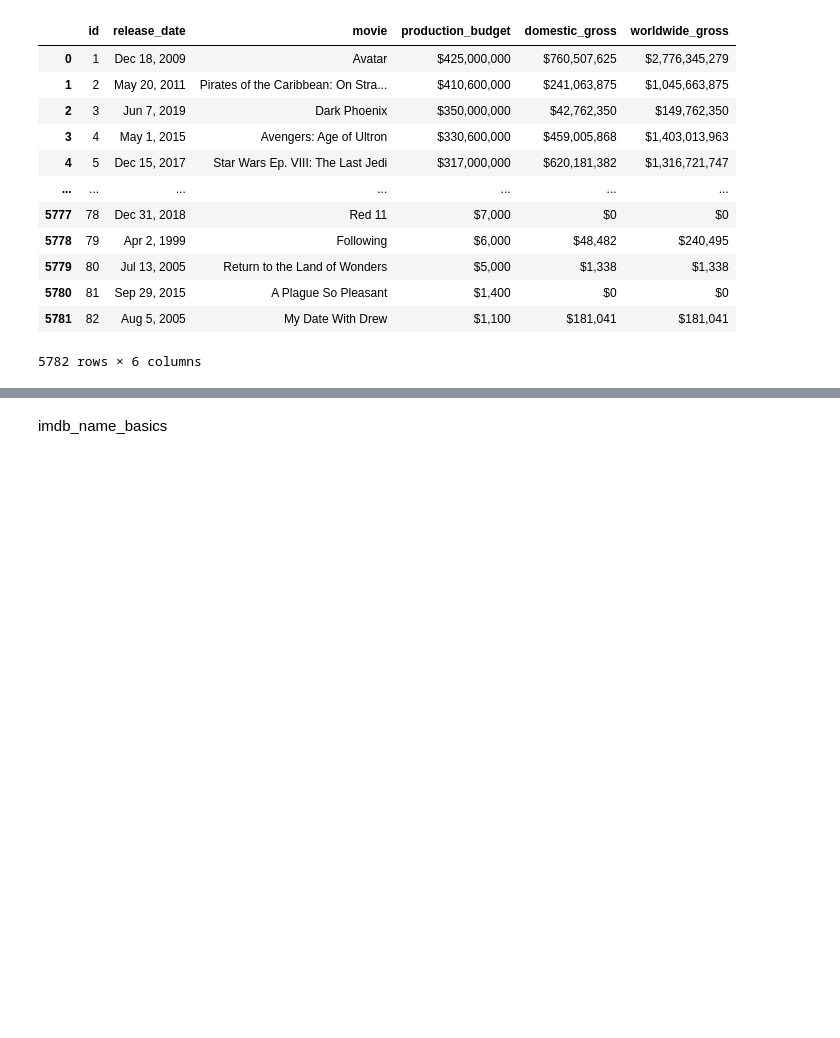
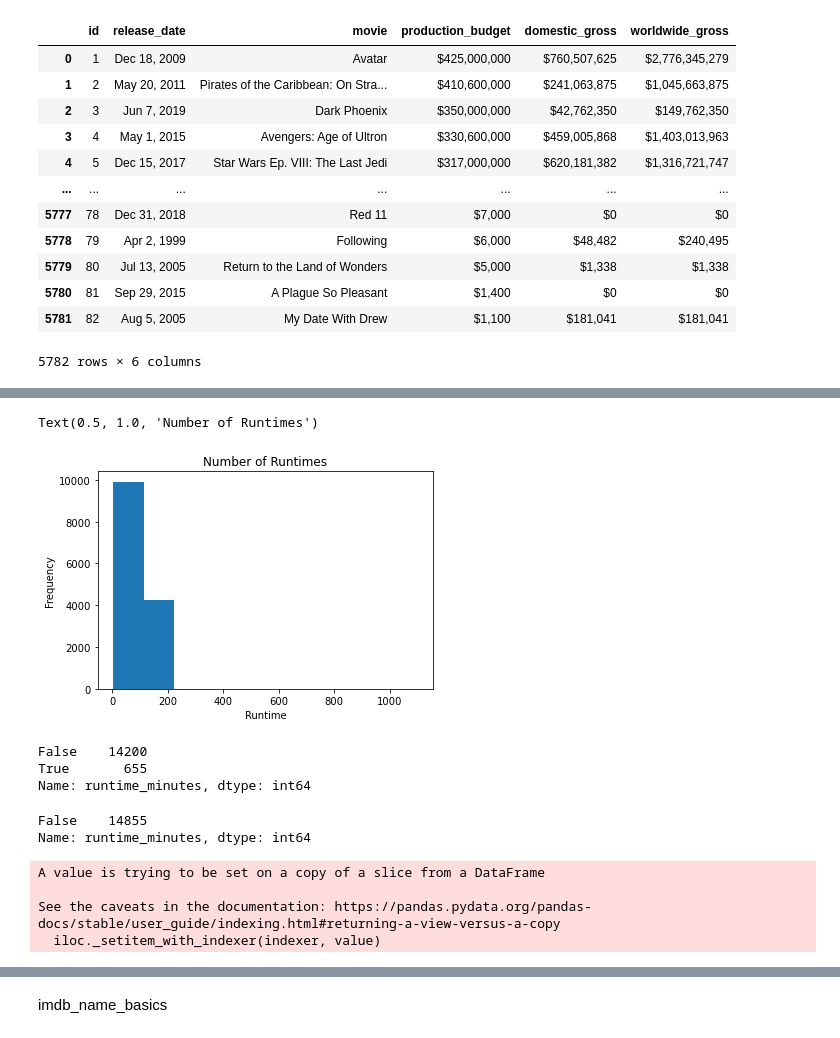
Before and after one commit to NelGen/NG-Msoft-Movie-Project, a Jupyter notebook: ScrapBook.ipynb, the cells around one changed output, grey strips where cells are left out. Drawn from its saved outputs; the diff is of its cells as text; code cells hidden in the pictures; blank space fills up the shorter version.

Commit message:
Finished data cleaning scrapbook

```diff
--- a/ScrapBook.ipynb
+++ b/ScrapBook.ipynb
@@ -263,0 +417,2 @@ tn_movie_budgets
+# %%
+sub_imdb = sub_imdb.drop(dropping_cols, axis=1)
@@ -263,0 +430,3 @@ tn_movie_budgets
+# %%
+#Do not want to use anyone with a non-null death year, or anyone over the age of 75 who is likely retired (Spielberg is 74).
+sub_imdb = sub_imdb.loc[(sub_imdb['death_year'].isna() == True) & (sub_imdb['birth_year'] > 1945)]
@@ -263,0 +447,10 @@ tn_movie_budgets
+# %%
+# Dropping rows where average rating is NA, these titles were already dropped from ratings df
+sub_imdb = sub_imdb.loc[sub_imdb['averagerating'].dropna().index]
+# %%
+# Dropping rows with genre not in our top 5
+sub_imdb = sub_imdb.loc[(sub_imdb['Biography'] == True) |
+                        (sub_imdb['History'] == True) |
+                        (sub_imdb['War'] == True) |
+                        (sub_imdb['Music'] == True) |
+                        (sub_imdb['Sport'] == True) ]
@@ -263,0 +470,29 @@ tn_movie_budgets
+# %%
+plt.hist(sub_imdb['runtime_minutes'].dropna());
+plt.xlabel("Runtime")
+plt.ylabel("Frequency")
+plt.title("Number of Runtimes")
+# %% [output]
+Text(0.5, 1.0, 'Number of Runtimes')
+[figure, added]
+# %%
+sub_imdb['runtime_minutes'].isna().value_counts()
+# %% [output]
+False    14200
+True       655
+Name: runtime_minutes, dtype: int64
+# %%
+# The 1100 appears to be NA as well, less than 5% of the data appears to be NA.  Replacing NA values with Median
+median_minutes = sub_imdb['runtime_minutes'].median()
+sub_imdb['runtime_minutes'].fillna(median_minutes, inplace=True)
+sub_imdb['runtime_minutes'].isna().value_counts()
+# %% [output]
+False    14855
+Name: runtime_minutes, dtype: int64
+# %%
+sub_imdb['runtime_minutes'].loc[sub_imdb['runtime_minutes'] == 1100] = median_minutes
+# %% [output]
+A value is trying to be set on a copy of a slice from a DataFrame
+
+See the caveats in the documentation: https://pandas.pydata.org/pandas-docs/stable/user_guide/indexing.html#returning-a-view-versus-a-copy
+  iloc._setitem_with_indexer(indexer, value)
```
Also changed, not shown: parts of 60 cells of this notebook.
